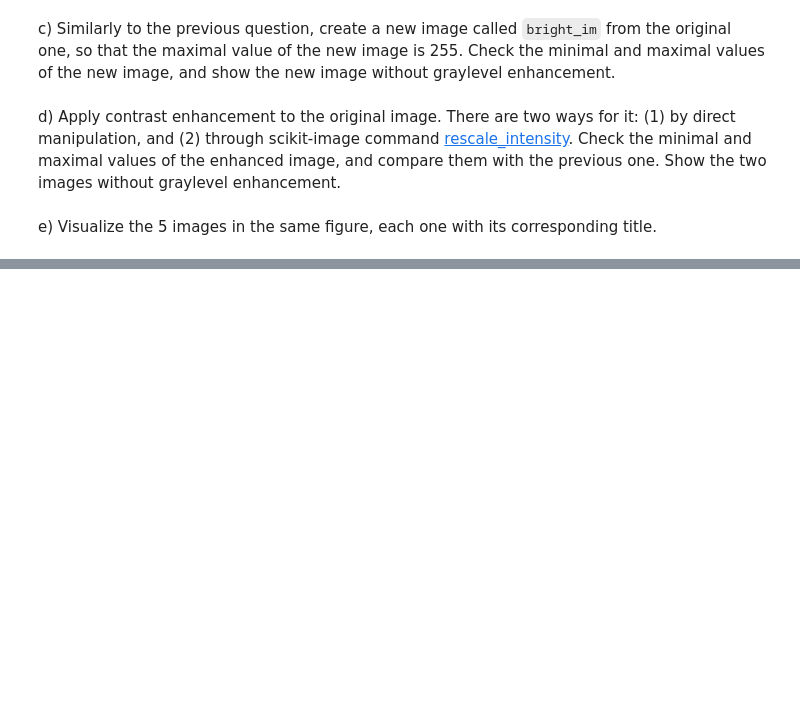
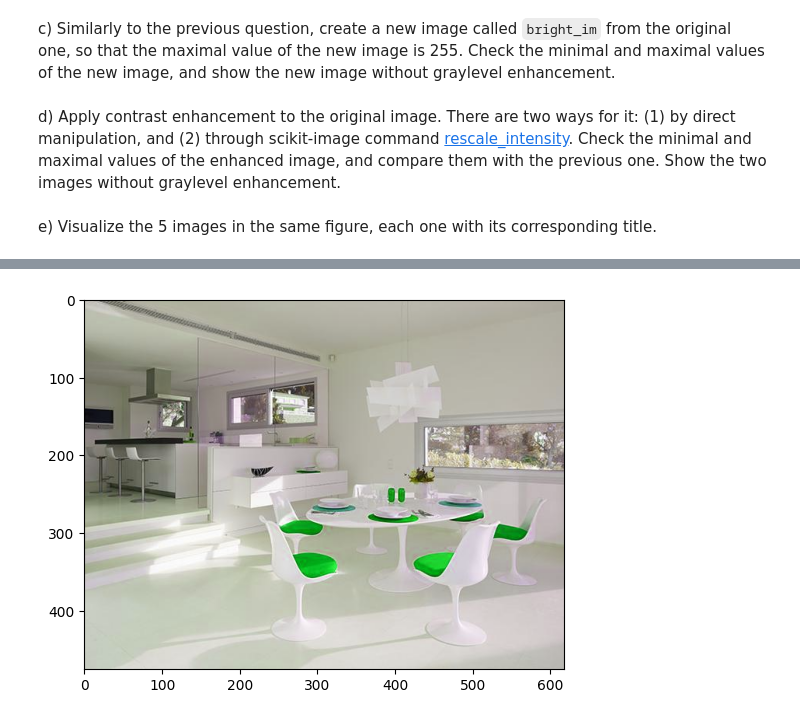
Before and after one commit to Zhipeng139/Computer-Vison_UB_P1, a Jupyter notebook: p1_2022_23.ipynb, the cells around one changed output, grey strips where cells are left out. Cells and saved outputs as stored; diff of their text form; code cells hidden in the pictures; blank space fills up the shorter version.

```diff
--- a/p1_2022_23.ipynb
+++ b/p1_2022_23.ipynb
@@ -264,3 +288,13 @@ b) Construct and visualize a new image, changing the red and green channels each
+# %%
+#Your solution
+new_sillas = color.gray2rgb(sillas_green)
+new_sillas[:,:,1] = sillas_red
+new_sillas[:,:,2] = sillas_blue
+
+plt.imshow(new_sillas)
+plt.show()
+# %% [output]
+[figure, added]
 # %% [markdown]
 ### 1.6 Masks and logical image manipulation
 
```
Also changed, not shown: parts of 8 cells of this notebook, 1 other file.
